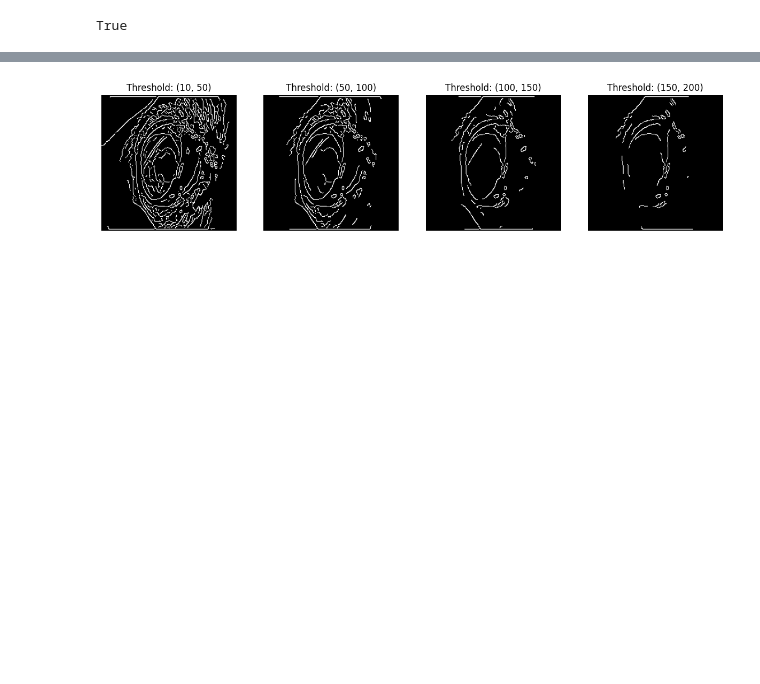
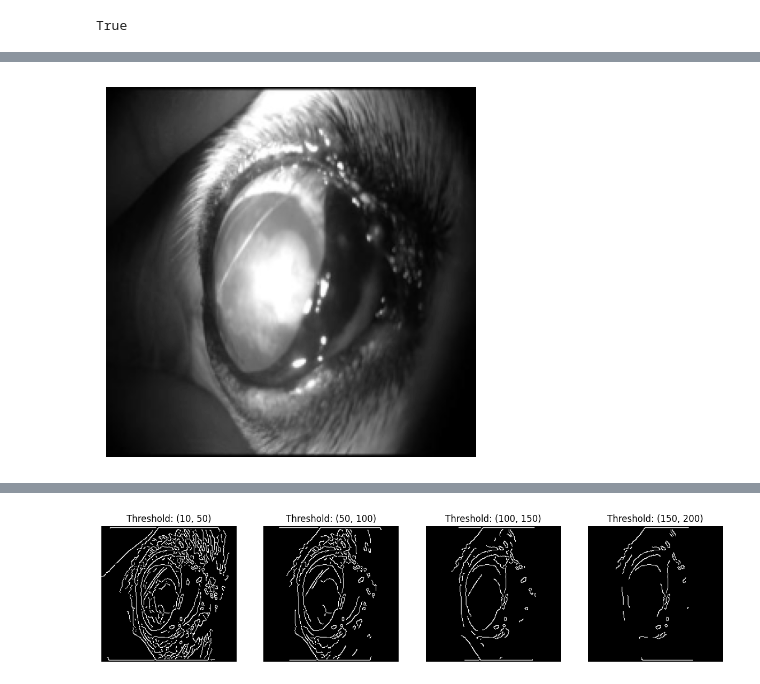
Before and after one commit to hwnam5/Cataract_Classification, a Jupyter notebook: data_preprocessing.ipynb, the cells around one changed output, grey strips where cells are left out. Cells and saved outputs as stored; diff of their text form; code cells hidden in the pictures; blank space fills up the shorter version.

```diff
--- a/data_preprocessing.ipynb
+++ b/data_preprocessing.ipynb
@@ -25,3 +34,10 @@ cv2.destroyAllWindows()
 cv2.imwrite('eye.png', resize_eye)
 # %% [output]
 True
+# %%
+# reszie_eye의 픽셀 값의 평균을 0으로 만들고 분산은 그대로 유지
+normalize_eye = resize_eye / 255.0
+mean = np.mean(normalize_eye)
+normalize_eye = normalize_eye - mean
+
+normalize_eye
@@ -28,3 +58,10 @@ True
+# %%
+import matplotlib.pyplot as plt
+plt.imshow(normalize_eye, cmap='gray')
+plt.axis('off')
+plt.show()
+# %% [output]
+[figure, added]
 # %%
 import tensorflow as tf
 # 정규화
```
Also changed, not shown: parts of 6 cells of this notebook.
